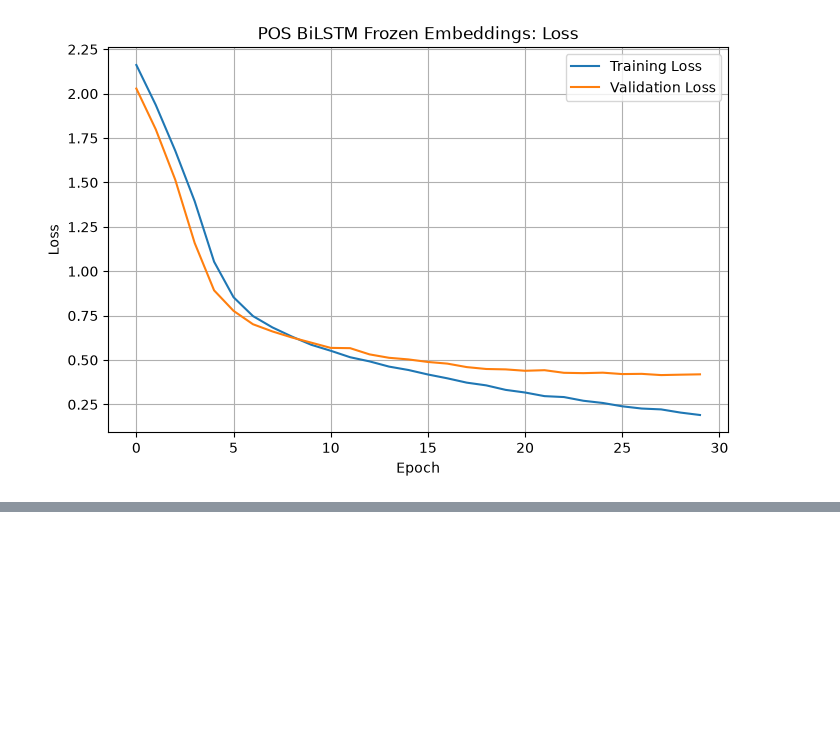
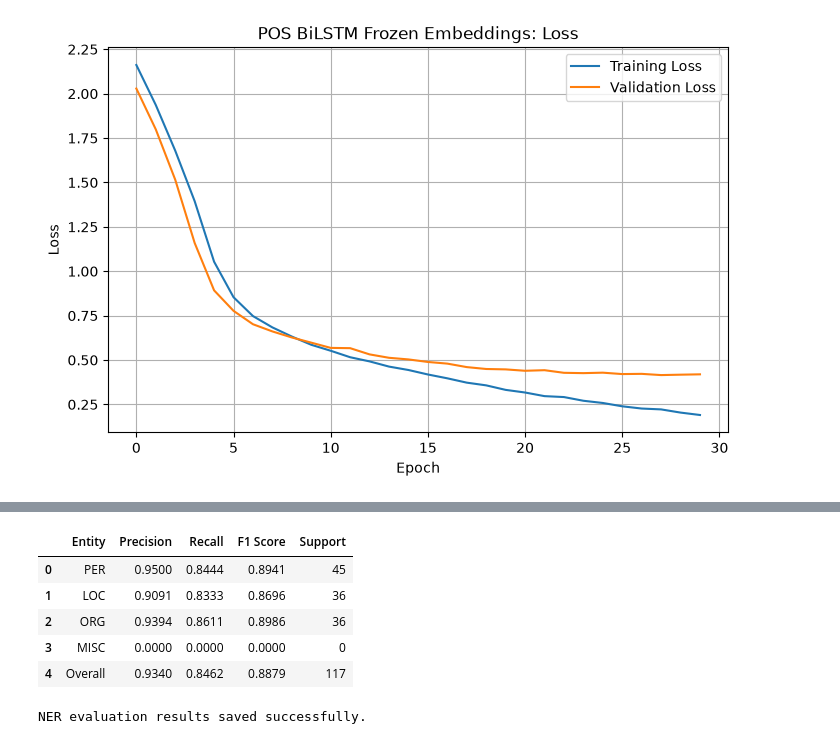
Before and after one commit to hajiqasim358/i24-8011-NLP-Assignment2, a Jupyter notebook: Assignment_2.ipynb, the cells around one changed output, grey strips where cells are left out. Drawn from its saved outputs; the diff is of its cells as text; code cells hidden in the pictures; blank space fills up the shorter version.

```diff
--- a/Assignment_2.ipynb
+++ b/Assignment_2.ipynb
@@ -8991,0 +10266,43 @@ Model saved: models/pos_bilstm_frozen.pt
+# %%
+# Step 47: Save NER test evaluation results
+
+import pandas as pd
+
+ner_results = []
+
+for entity_type, metrics in ner_type_metrics.items():
+
+    ner_results.append({
+        "Entity": entity_type,
+        "Precision": metrics["precision"],
+        "Recall": metrics["recall"],
+        "F1 Score": metrics["f1"],
+        "Support": metrics["support"]
+    })
+
+ner_results.append({
+    "Entity": "Overall",
+    "Precision": ner_overall_metrics["precision"],
+    "Recall": ner_overall_metrics["recall"],
+    "F1 Score": ner_overall_metrics["f1"],
+    "Support": ner_overall_metrics["support"]
+})
+
+ner_results_df = pd.DataFrame(ner_results)
+
+ner_results_df.to_csv(
+    "results/ner_crf_test_results.csv",
+    index=False
+)
+
+display(ner_results_df.round(4))
+
+print("NER evaluation results saved successfully.")
+# %% [output]
+|  | Entity | Precision | Recall | F1 Score | Support |
+| 0 | PER | 0.9500 | 0.8444 | 0.8941 | 45 |
+| 1 | LOC | 0.9091 | 0.8333 | 0.8696 | 36 |
+| 2 | ORG | 0.9394 | 0.8611 | 0.8986 | 36 |
+| 3 | MISC | 0.0000 | 0.0000 | 0.0000 | 0 |
+| 4 | Overall | 0.9340 | 0.8462 | 0.8879 | 117 |
+NER evaluation results saved successfully.
```
Also changed, not shown: parts of 33 cells of this notebook, 20 other files.
